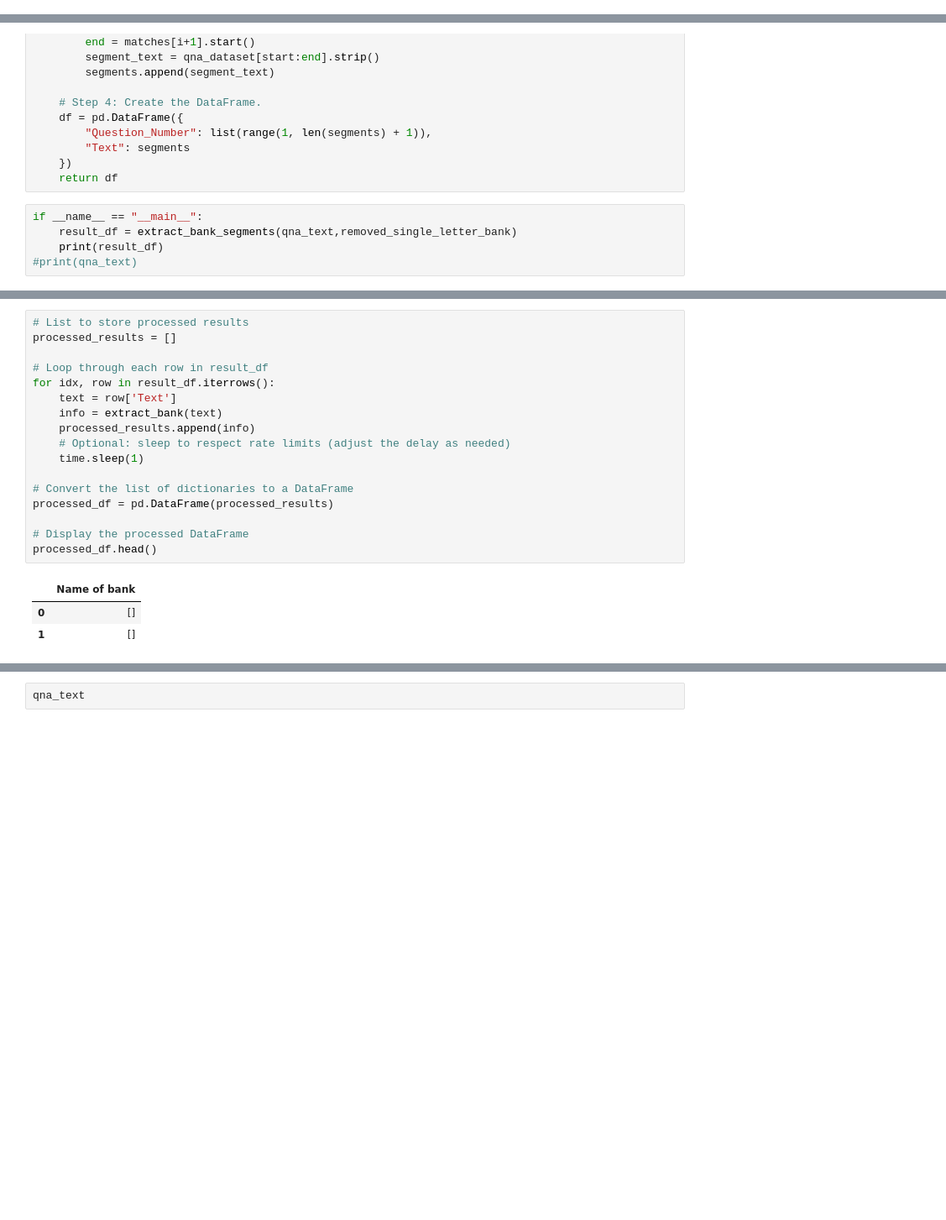
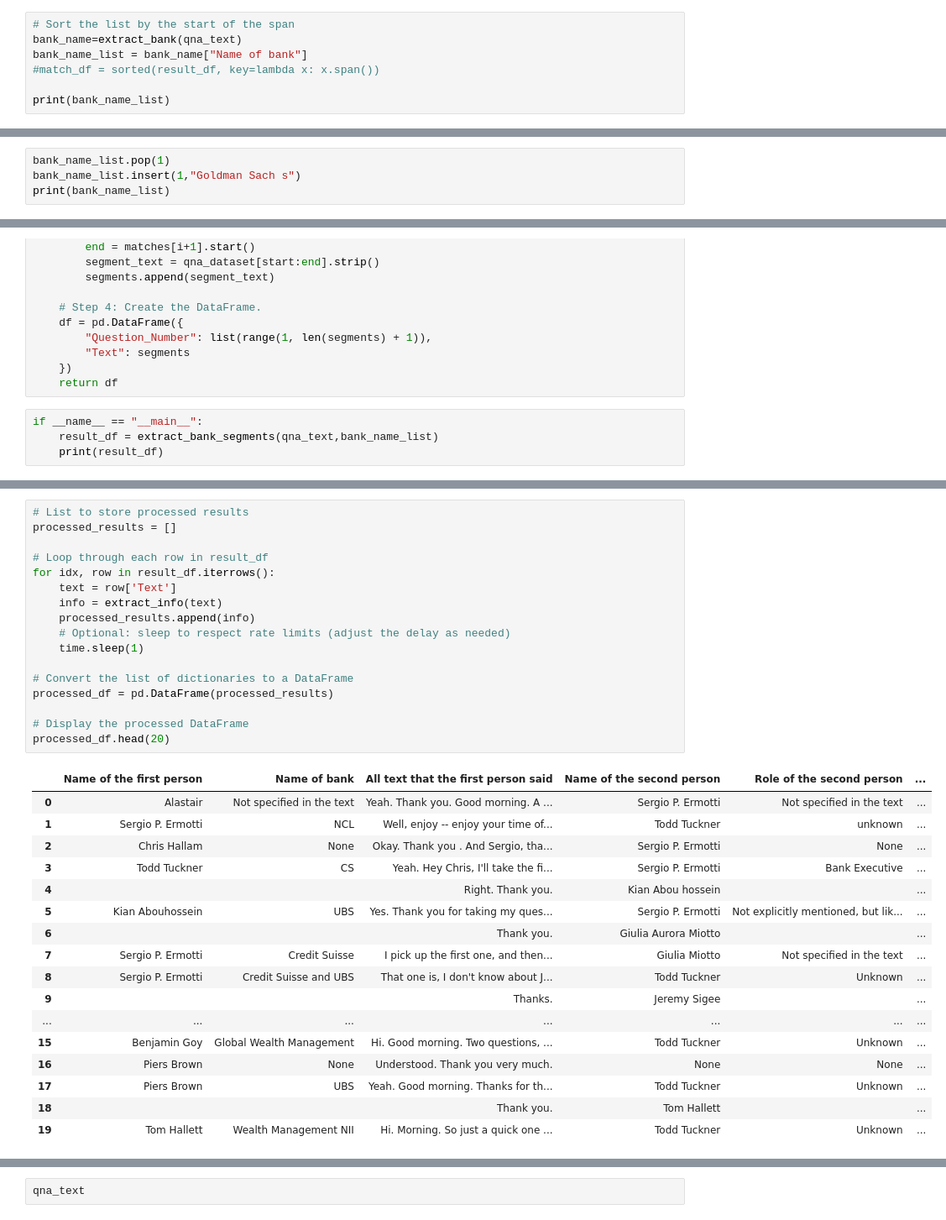
Before and after one commit to sheldonkemper/bank_of_england, a Jupyter notebook: notebooks/processed/ct_nlp_pipeline_v1_0.ipynb, the cells around one changed output, grey strips where cells are left out. Shown: that part at 84% size. Drawn from its saved outputs; the diff is of its cells as text; blank space fills up the shorter version.

```diff
--- a/notebooks/processed/ct_nlp_pipeline_v1_0.ipynb
+++ b/notebooks/processed/ct_nlp_pipeline_v1_0.ipynb
@@ -286,0 +278,7 @@ print(removed_single_letter_bank)
+# %%
+# Sort the list by the start of the span
+bank_name=extract_bank(qna_text)
+bank_name_list = bank_name["Name of bank"]
+#match_df = sorted(result_df, key=lambda x: x.span())
+
+print(bank_name_list)
@@ -286,0 +287,4 @@ print(removed_single_letter_bank)
+# %%
+bank_name_list.pop(1)
+bank_name_list.insert(1,"Goldman Sach s")
+print(bank_name_list)
@@ -340,7 +346,6 @@ def extract_bank_segments(qna_dataset, list_bank):
     return df
 # %%
 if __name__ == "__main__":
-    result_df = extract_bank_segments(qna_text,removed_single_letter_bank)
+    result_df = extract_bank_segments(qna_text,bank_name_list)
     print(result_df)
-#print(qna_text)
 # %% [output]
@@ -362,21 +426,35 @@ if __name__ == "__main__":
 # %%
 # List to store processed results
 processed_results = []
 
 # Loop through each row in result_df
 for idx, row in result_df.iterrows():
     text = row['Text']
-    info = extract_bank(text)
+    info = extract_info(text)
     processed_results.append(info)
     # Optional: sleep to respect rate limits (adjust the delay as needed)
     time.sleep(1)
 
 # Convert the list of dictionaries to a DataFrame
 processed_df = pd.DataFrame(processed_results)
 
 # Display the processed DataFrame
-processed_df.head()
+processed_df.head(20)
 # %% [output]
-|  | Name of bank |
-| 0 | [] |
-| 1 | [] |
+|  | Name of the first person | Name of bank | All text that the first person said | Name of the second person | Role of the second person | ... |
+| 0 | Alastair | Not specified in the text | Yeah. Thank you. Good morning. A ... | Sergio P. Ermotti | Not specified in the text | ... |
+| 1 | Sergio P. Ermotti | NCL | Well, enjoy -- enjoy your time of... | Todd Tuckner | unknown | ... |
+| 2 | Chris Hallam | None | Okay. Thank you . And Sergio, tha... | Sergio P. Ermotti | None | ... |
+| 3 | Todd Tuckner | CS | Yeah. Hey Chris, I'll take the fi... | Sergio P. Ermotti | Bank Executive | ... |
+| 4 |  |  | Right. Thank you. | Kian Abou hossein |  | ... |
+| 5 | Kian Abouhossein | UBS | Yes. Thank you for taking my ques... | Sergio P. Ermotti | Not explicitly mentioned, but lik... | ... |
+| 6 |  |  | Thank you. | Giulia Aurora Miotto |  | ... |
+| 7 | Sergio P. Ermotti | Credit Suisse | I pick up the first one, and then... | Giulia Miotto | Not specified in the text | ... |
+| 8 | Sergio P. Ermotti | Credit Suisse and UBS | That one is, I don't know about J... | Todd Tuckner | Unknown | ... |
+| 9 |  |  | Thanks. | Jeremy Sigee |  | ... |
+| ... | ... | ... | ... | ... | ... | ... |
+| 15 | Benjamin Goy | Global Wealth Management | Hi. Good morning. Two questions, ... | Todd Tuckner | Unknown | ... |
+| 16 | Piers Brown | None | Understood. Thank you very much. | None | None | ... |
+| 17 | Piers Brown | UBS | Yeah. Good morning. Thanks for th... | Todd Tuckner | Unknown | ... |
+| 18 |  |  | Thank you. | Tom Hallett |  | ... |
+| 19 | Tom Hallett | Wealth Management NII | Hi. Morning. So just a quick one ... | Todd Tuckner | Unknown | ... |
```
Also changed, not shown: parts of 10 cells of this notebook.
